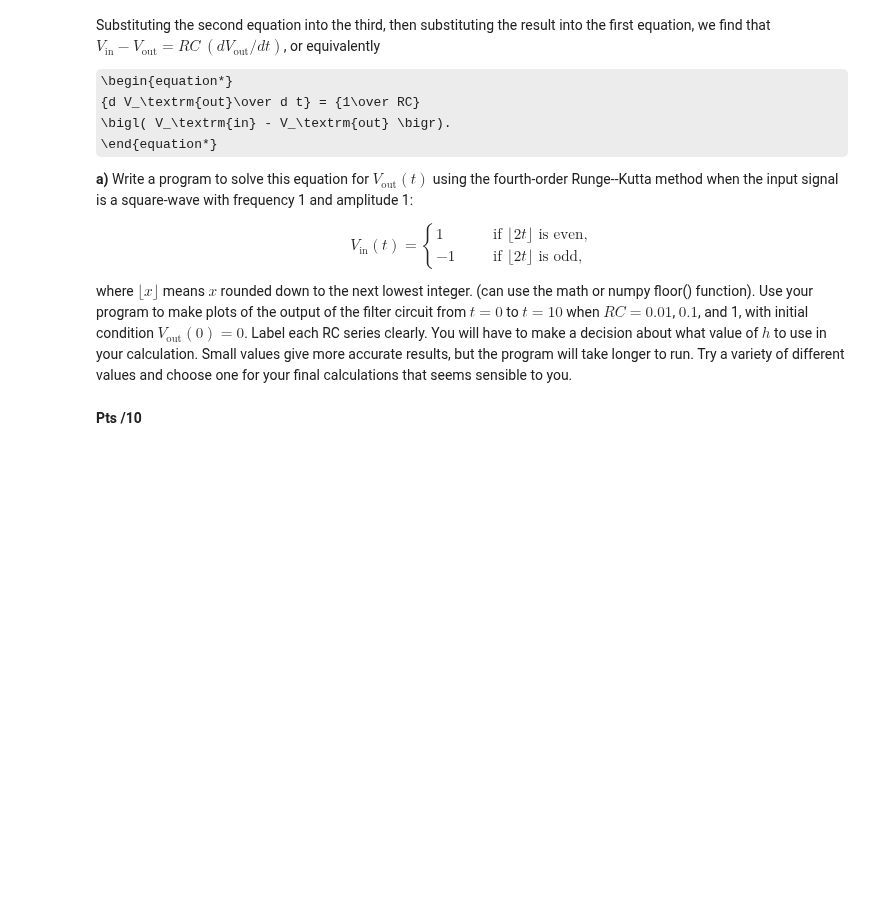
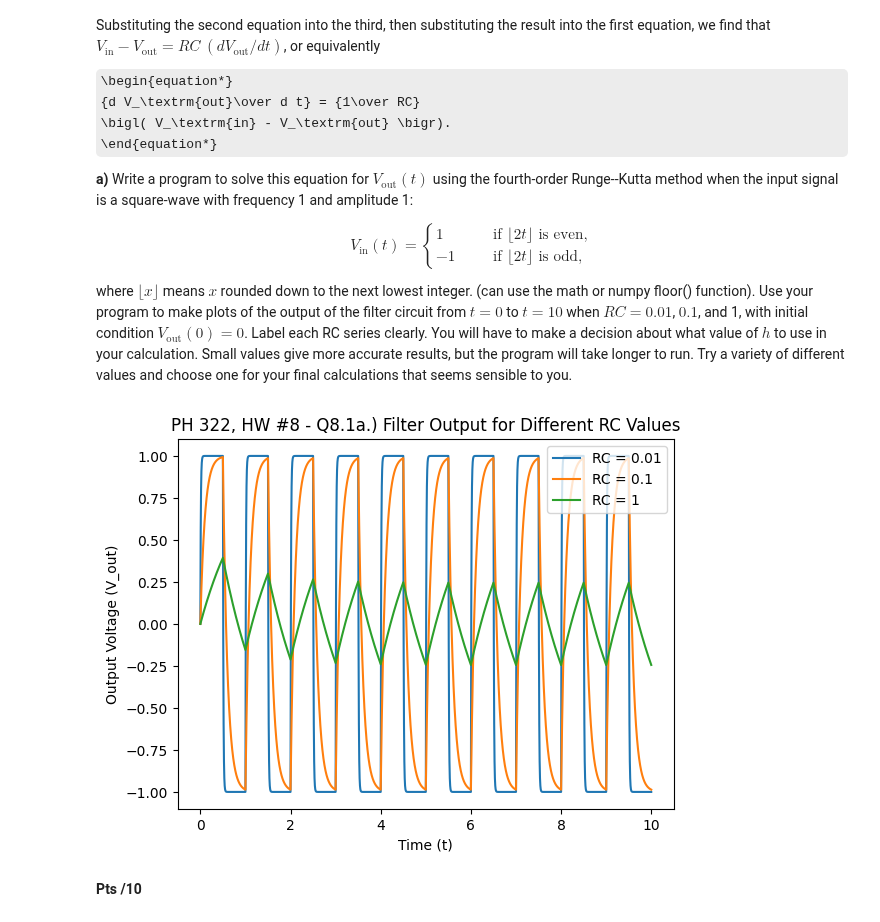
Before and after one commit to DebuggerDan/ph322-computational-physics-sp23, a Jupyter notebook: hw8_dan_jang_ph322_2023.ipynb, the cells around one changed output. Saved outputs shown, nothing was run; the diff lists cells and outputs as text; code cells hidden in the pictures; some formulas as TeX source; blank space fills up the shorter version.

```diff
--- a/hw8_dan_jang_ph322_2023.ipynb
+++ b/hw8_dan_jang_ph322_2023.ipynb
@@ -112,3 +284,49 @@ where $\lfloor x\rfloor$ means $x$ rounded down to the next lowest integer. (can
+# %%
+### PH322 - HW #8 - Q8.1a. - Dan Jang
+## Credits to ChatGPT for numpy, math, & matplotlib implementation
+
+import numpy as np
+import matplotlib.pyplot as plt
+from math import floor
+
+def V_in(t):
+    return 1 if floor(2*t) % 2 == 0 else -1
+
+def dV_out(V_in, V_out, RC):
+    return (V_in - V_out) / RC
+
+def runge_kutta(V_in, V_out, RC, h):
+    k1 = h * dV_out(V_in, V_out, RC)
+    k2 = h * dV_out(V_in, V_out + 0.5 * k1, RC)
+    k3 = h * dV_out(V_in, V_out + 0.5 * k2, RC)
+    k4 = h * dV_out(V_in, V_out + k3, RC)
+
+    return V_out + (k1 + 2*k2 + 2*k3 + k4) / 6
+
+def solve_filter(RC, h=0.001, T=10):
+    t_values = np.arange(0, T, h)
+    V_out_values = np.zeros(len(t_values))
+
+    for i in range(1, len(t_values)):
+        V_out_values[i] = runge_kutta(V_in(t_values[i-1]), V_out_values[i-1], RC, h)
+
+    return t_values, V_out_values
+
+def plot_filter(RC_values):
+    for RC in RC_values:
+        t_values, V_out_values = solve_filter(RC)
+        plt.plot(t_values, V_out_values, label=f"RC = {RC}")
+
+    plt.xlabel("Time (t)")
+    plt.ylabel("Output Voltage (V_out)")
+    plt.title("PH 322, HW #8 - Q8.1a.) Filter Output for Different RC Values")
+    plt.legend()
+    plt.show()
+
+RC_values = [0.01, 0.1, 1]
+plot_filter(RC_values)
+# %% [output]
+[figure, added]
 # %% [markdown]
 **Pts /10**
 # %% [markdown]
```
Also changed, not shown: parts of 18 cells of this notebook.
